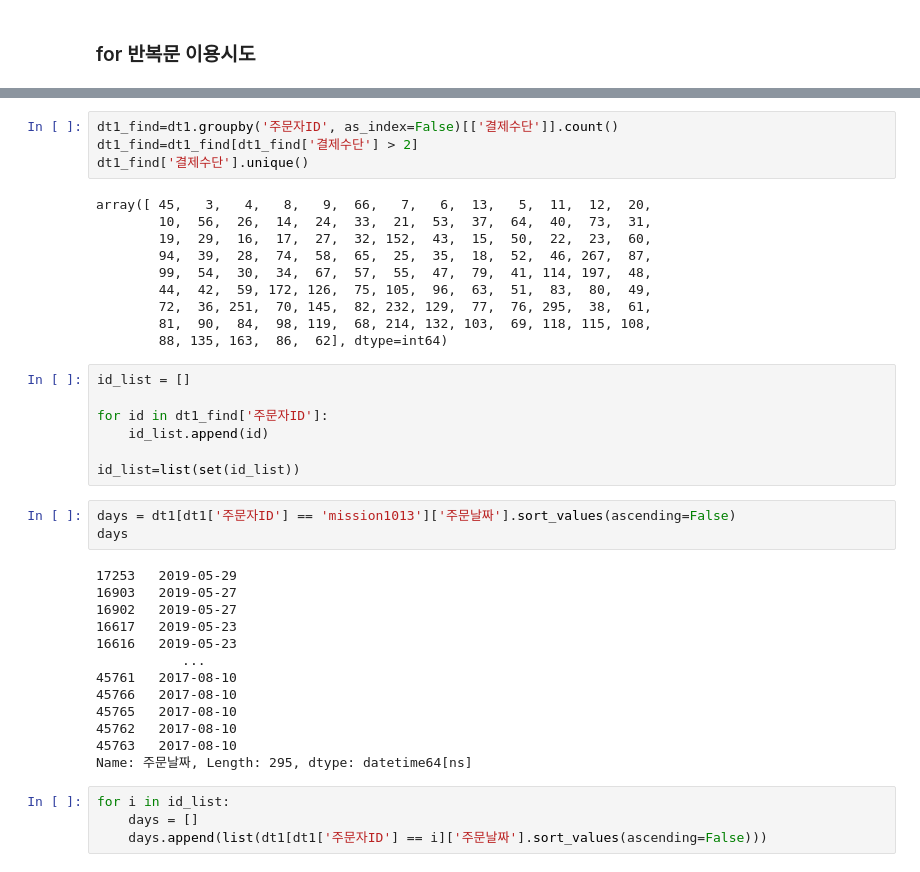
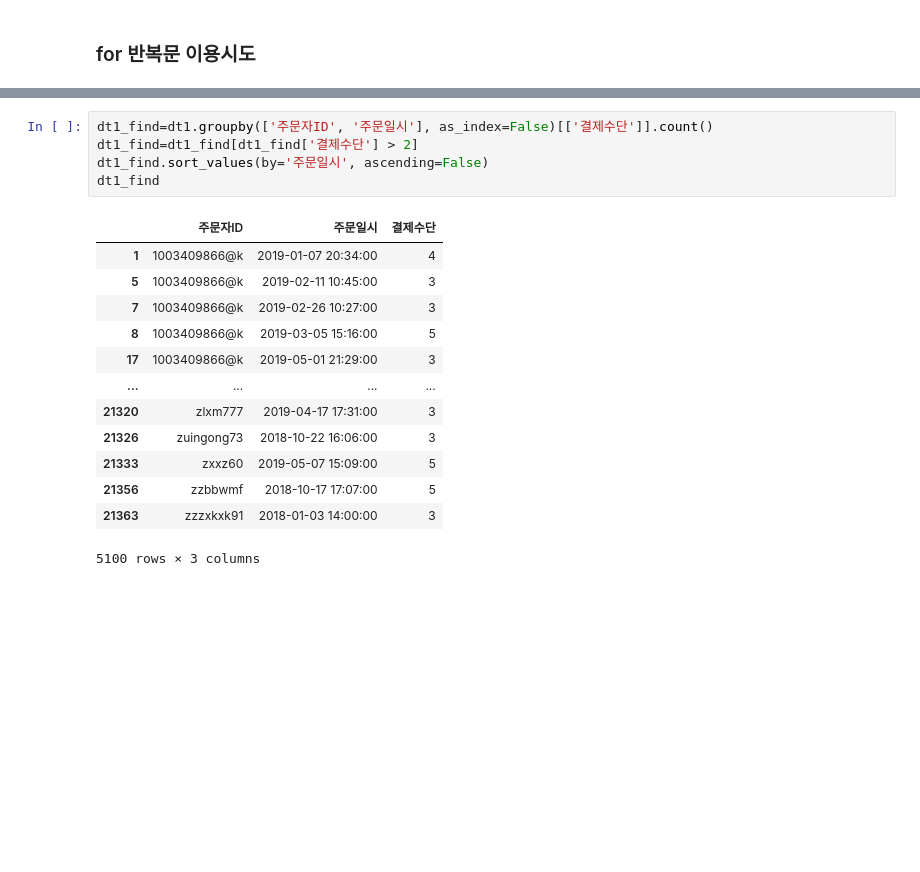
Before and after one commit to Liamns/1_project, a Jupyter notebook: jwp.ipynb, the cells around one changed output, grey strips where cells are left out. Saved outputs shown, nothing was run; the diff lists cells and outputs as text; blank space fills up the shorter version.

```diff
--- a/jwp.ipynb
+++ b/jwp.ipynb
@@ -779,41 +799,19 @@ dt1.head()
 # %%
-dt1_find=dt1.groupby('주문자ID', as_index=False)[['결제수단']].count()
+dt1_find=dt1.groupby(['주문자ID', '주문일시'], as_index=False)[['결제수단']].count()
 dt1_find=dt1_find[dt1_find['결제수단'] > 2]
-dt1_find['결제수단'].unique()
+dt1_find.sort_values(by='주문일시', ascending=False)
+dt1_find
 # %% [output]
+|  | 주문자ID | 주문일시 | 결제수단 |
+| 1 | 1003409866@k | 2019-01-07 20:34:00 | 4 |
+| 5 | 1003409866@k | 2019-02-11 10:45:00 | 3 |
+| 7 | 1003409866@k | 2019-02-26 10:27:00 | 3 |
+| 8 | 1003409866@k | 2019-03-05 15:16:00 | 5 |
+| 17 | 1003409866@k | 2019-05-01 21:29:00 | 3 |
+| ... | ... | ... | ... |
+| 21320 | zlxm777 | 2019-04-17 17:31:00 | 3 |
+| 21326 | zuingong73 | 2018-10-22 16:06:00 | 3 |
+| 21333 | zxxz60 | 2019-05-07 15:09:00 | 5 |
+| 21356 | zzbbwmf | 2018-10-17 17:07:00 | 5 |
+| 21363 | zzzxkxk91 | 2018-01-03 14:00:00 | 3 |
-array([ 45,   3,   4,   8,   9,  66,   7,   6,  13,   5,  11,  12,  20,
-        10,  56,  26,  14,  24,  33,  21,  53,  37,  64,  40,  73,  31,
-        19,  29,  16,  17,  27,  32, 152,  43,  15,  50,  22,  23,  60,
-        94,  39,  28,  74,  58,  65,  25,  35,  18,  52,  46, 267,  87,
-        99,  54,  30,  34,  67,  57,  55,  47,  79,  41, 114, 197,  48,
-        44,  42,  59, 172, 126,  75, 105,  96,  63,  51,  83,  80,  49,
-        72,  36, 251,  70, 145,  82, 232, 129,  77,  76, 295,  38,  61,
-        81,  90,  84,  98, 119,  68, 214, 132, 103,  69, 118, 115, 108,
-        88, 135, 163,  86,  62], dtype=int64)
+5100 rows × 3 columns
-# %%
-id_list = []
-
-for id in dt1_find['주문자ID']:
-    id_list.append(id)
-
-id_list=list(set(id_list))
-# %%
-days = dt1[dt1['주문자ID'] == 'mission1013']['주문날짜'].sort_values(ascending=False)
-days
-# %% [output]
-17253   2019-05-29
-16903   2019-05-27
-16902   2019-05-27
-16617   2019-05-23
-16616   2019-05-23
-           ...
-45761   2017-08-10
-45766   2017-08-10
-45765   2017-08-10
-45762   2017-08-10
-45763   2017-08-10
-Name: 주문날짜, Length: 295, dtype: datetime64[ns]
-# %%
-for i in id_list:
-    days = []
-    days.append(list(dt1[dt1['주문자ID'] == i]['주문날짜'].sort_values(ascending=False)))
```
Also changed, not shown: parts of 28 cells of this notebook.
